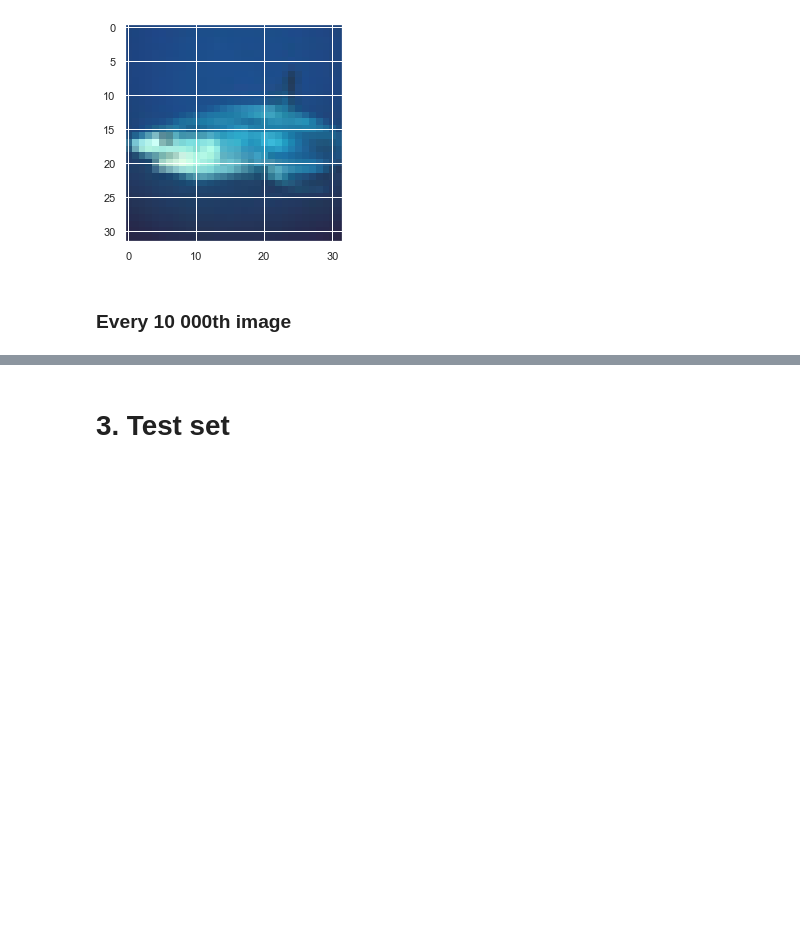
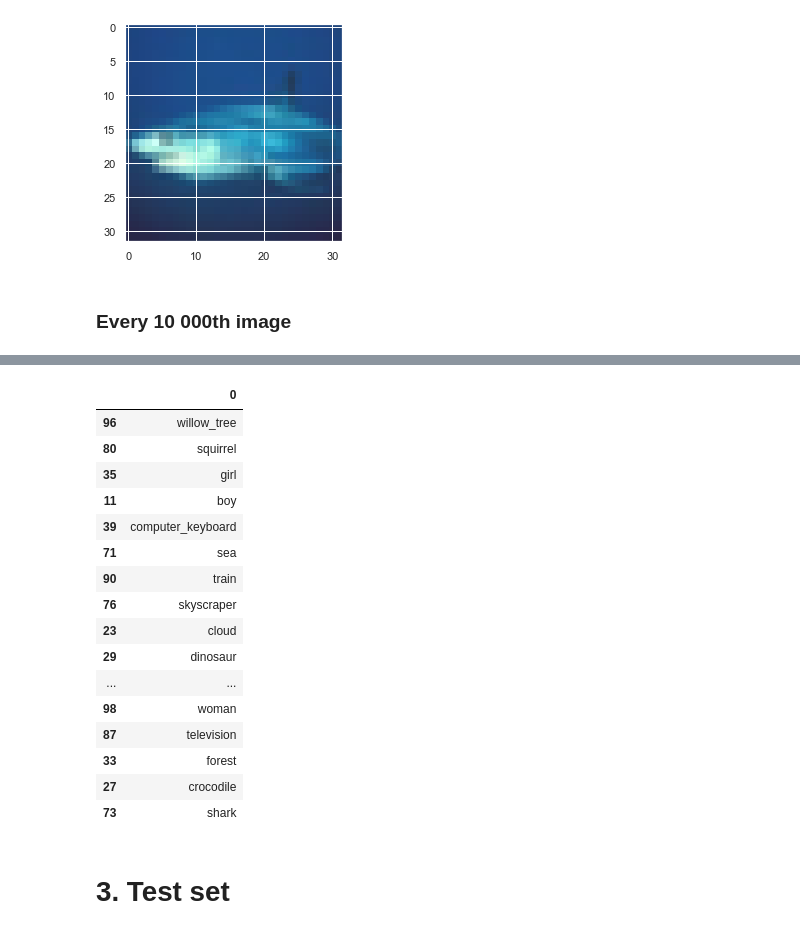
Before and after one commit to KonuTech/CIFAR-10-object-recognition-in-images-techniques, a Jupyter notebook: image_classification.ipynb, the cells around one changed output, grey strips where cells are left out. Cells and saved outputs as stored; diff of their text form; code cells hidden in the pictures; blank space fills up the shorter version.

```diff
--- a/image_classification.ipynb
+++ b/image_classification.ipynb
@@ -150,3 +93,32 @@ for i, image in enumerate(X_train[images_to_show]):
+# %%
+labels_to_concat = []
+for i in range(len(y_train)):
+    if (i + 1) % 1000 == 0:
+        #print(y_train[i])
+        labels_to_concat.append(y_train[i])
+# %%
+labels_to_concat = pd.DataFrame(labels_to_concat, columns=["idx"])
+labels_to_concat = labels_to_concat.set_index("idx")
+# %%
+pd.concat([labels_to_concat, labels_dictionary], axis=1, join="inner")
+# %% [output]
+|  | 0 |
+| 96 | willow_tree |
+| 80 | squirrel |
+| 35 | girl |
+| 11 | boy |
+| 39 | computer_keyboard |
+| 71 | sea |
+| 90 | train |
+| 76 | skyscraper |
+| 23 | cloud |
+| 29 | dinosaur |
+| ... | ... |
+| 98 | woman |
+| 87 | television |
+| 33 | forest |
+| 27 | crocodile |
+| 73 | shark |
 # %% [markdown]
 # 3. Test set
 # %%
```
Also changed, not shown: parts of 18 cells of this notebook, 3 other files.
